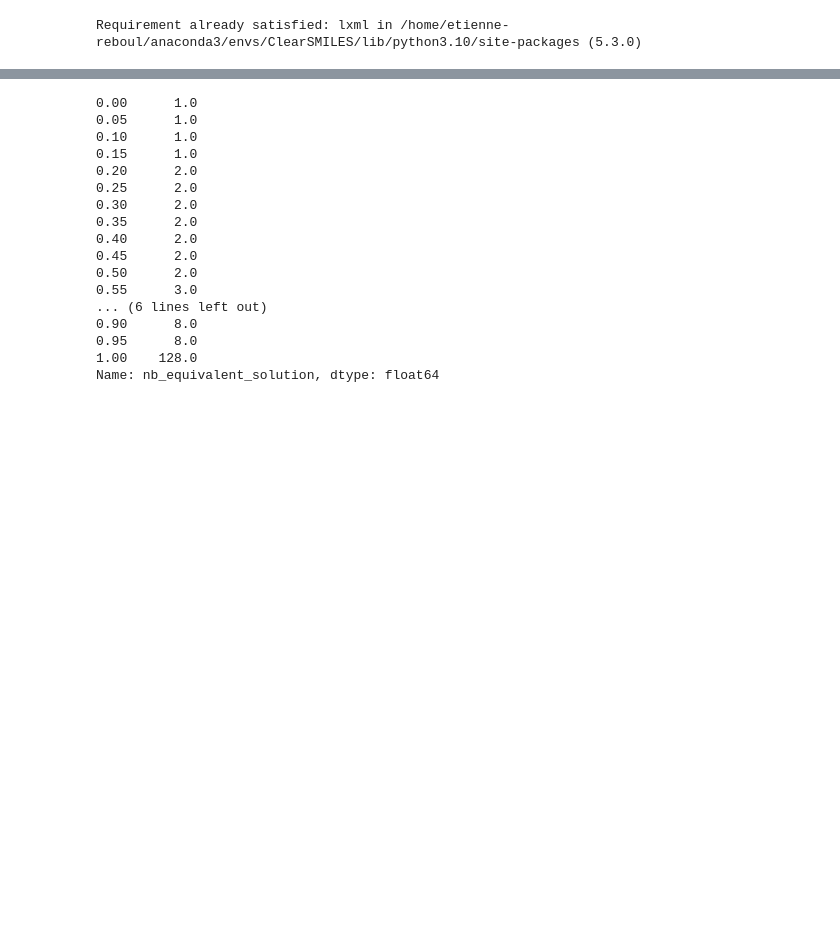
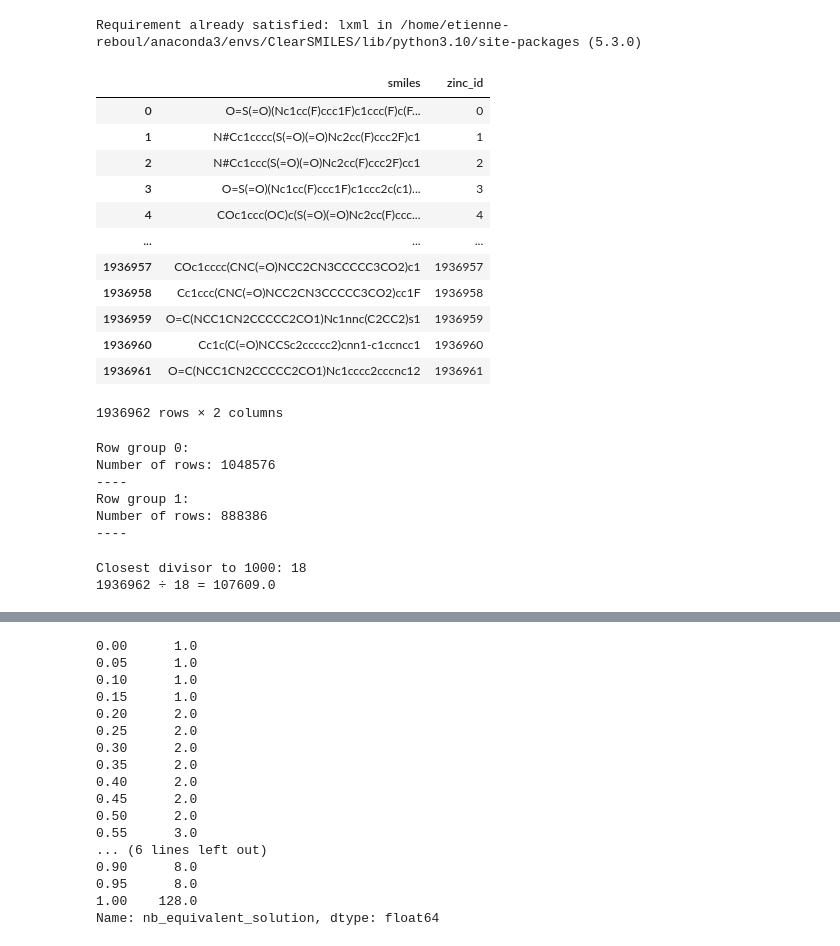
Before and after one commit to EtienneReboul/ClearSMILES, a Jupyter notebook: notebooks/ClearSMILES_analysis.ipynb, the cells around one changed output, grey strips where cells are left out. Drawn from its saved outputs; the diff is of its cells as text; code cells hidden in the pictures; blank space fills up the shorter version.

```diff
--- a/notebooks/ClearSMILES_analysis.ipynb
+++ b/notebooks/ClearSMILES_analysis.ipynb
@@ -40,3 +40,23 @@ PATTERN =  "(\[[^\]]+]|Br?|Cl?|N|O|S|P|F|I|b|c|n|o|s|p|\(|\)|\.|=|#|-|\+|\\\\|\/
 SMILES_REGEX = re.compile(PATTERN)
 # %%
 df= pd.read_parquet("../data/processed/compressed_whole_MOSES_ClearSMILES_results.parquet")
+# %%
+moses_set= pd.DataFrame(list(df["SMILES"]), columns=["smiles"])
+# %%
+moses_set["zinc_id"]= range(len(moses_set))
+# %%
+moses_set
+# %% [output]
+|  | smiles | zinc_id |
+| 0 | O=S(=O)(Nc1cc(F)ccc1F)c1ccc(F)c(F... | 0 |
+| 1 | N#Cc1cccc(S(=O)(=O)Nc2cc(F)ccc2F)c1 | 1 |
+| 2 | N#Cc1ccc(S(=O)(=O)Nc2cc(F)ccc2F)cc1 | 2 |
+| 3 | O=S(=O)(Nc1cc(F)ccc1F)c1ccc2c(c1)... | 3 |
+| 4 | COc1ccc(OC)c(S(=O)(=O)Nc2cc(F)ccc... | 4 |
+| ... | ... | ... |
+| 1936957 | COc1cccc(CNC(=O)NCC2CN3CCCCC3CO2)c1 | 1936957 |
+| 1936958 | Cc1ccc(CNC(=O)NCC2CN3CCCCC3CO2)cc1F | 1936958 |
+| 1936959 | O=C(NCC1CN2CCCCC2CO1)Nc1nnc(C2CC2)s1 | 1936959 |
+| 1936960 | Cc1c(C(=O)NCCSc2ccccc2)cnn1-c1ccncc1 | 1936960 |
+| 1936961 | O=C(NCC1CN2CCCCC2CO1)Nc1cccc2cccnc12 | 1936961 |
+1936962 rows × 2 columns
@@ -42,0 +67,16 @@ df= pd.read_parquet("../data/processed/compressed_whole_MOSES_ClearSMILES_result
+# %%
+# Get row group info
+for i in range(parquet_file.num_row_groups):
+    row_group = parquet_file.metadata.row_group(i)
+    print(f"Row group {i}:")
+    print(f"Number of rows: {row_group.num_rows}")
+    # print(f"Total compressed size: {row_group.total_compressed_size} bytes")
+    # print(f"Total uncompressed size: {row_group.total_uncompressed_size} bytes")
+    print("----")
+# %% [output]
+Row group 0:
+Number of rows: 1048576
+----
+Row group 1:
+Number of rows: 888386
+----
@@ -42,0 +91,21 @@ df= pd.read_parquet("../data/processed/compressed_whole_MOSES_ClearSMILES_result
+# %%
+def find_closest_divisor(n, target):
+    # Get all divisors
+    divisors = []
+    for i in range(1, int(n ** 0.5) + 1):
+        if n % i == 0:
+            divisors.append(i)
+            if i != n // i:  # Avoid adding the same number twice for perfect squares
+                divisors.append(n // i)
+
+    # Find the divisor closest to target
+    closest = min(divisors, key=lambda x: abs(x - target))
+    return closest
+
+# Find divisor closest to 1000 for 1936962
+closest_divisor = find_closest_divisor(1936962, 1000)
+print(f"Closest divisor to 1000: {closest_divisor}")
+print(f"1936962 ÷ {closest_divisor} = {1936962 / closest_divisor}")
+# %% [output]
+Closest divisor to 1000: 18
+1936962 ÷ 18 = 107609.0
```
Also changed, not shown: parts of 5 cells of this notebook, 2 other files.
